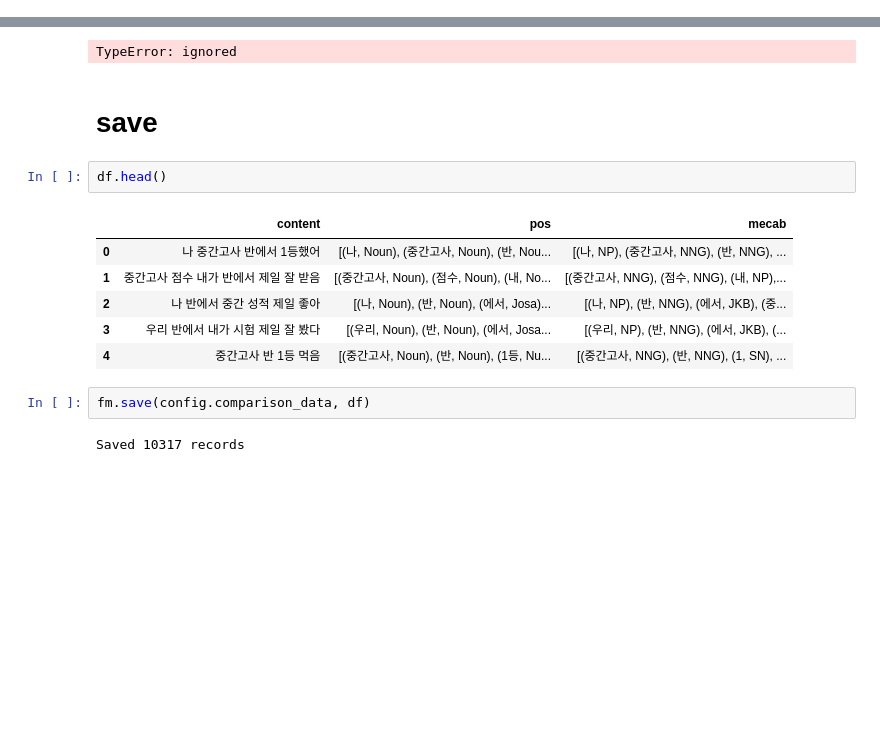
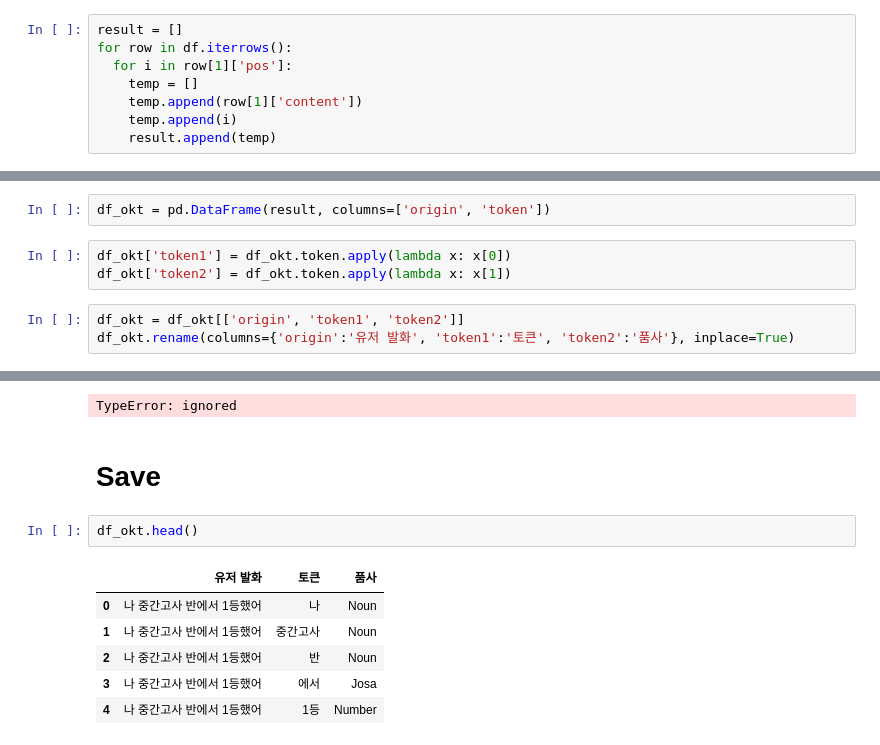
Before and after one commit to textnetkr/MemeProject, a Jupyter notebook: src/comparison/comparison.ipynb, the cells around one changed output, grey strips where cells are left out. Saved outputs shown, nothing was run; the diff lists cells and outputs as text; blank space fills up the shorter version.

Commit message:
okt, mecab 비교

```diff
--- a/src/comparison/comparison.ipynb
+++ b/src/comparison/comparison.ipynb
@@ -62,0 +139,8 @@ df['pos'] = df.content.swifter.apply(lambda x: okt.pos(str(x)))
+# %%
+result = []
+for row in df.iterrows():
+  for i in row[1]['pos']:
+    temp = []
+    temp.append(row[1]['content'])
+    temp.append(i)
+    result.append(temp)
@@ -62,0 +160,8 @@ df['pos'] = df.content.swifter.apply(lambda x: okt.pos(str(x)))
+# %%
+df_okt = pd.DataFrame(result, columns=['origin', 'token'])
+# %%
+df_okt['token1'] = df_okt.token.apply(lambda x: x[0])
+df_okt['token2'] = df_okt.token.apply(lambda x: x[1])
+# %%
+df_okt = df_okt[['origin', 'token1', 'token2']]
+df_okt.rename(columns={'origin':'유저 발화', 'token1':'토큰', 'token2':'품사'}, inplace=True)
@@ -88,17 +250,13 @@ df['pecab'] = df.content.swifter.apply(lambda x: p.pos(str(x)))
 # %% [output]
 TypeError: ignored
 # %% [markdown]
-# save
+# Save
 # %%
-df.head()
+df_okt.head()
 # %% [output]
-|  | content | pos | mecab |
-| 0 | 나 중간고사 반에서 1등했어 | [(나, Noun), (중간고사, Noun), (반, Nou... | [(나, NP), (중간고사, NNG), (반, NNG), ... |
-| 1 | 중간고사 점수 내가 반에서 제일 잘 받음 | [(중간고사, Noun), (점수, Noun), (내, No... | [(중간고사, NNG), (점수, NNG), (내, NP),... |
-| 2 | 나 반에서 중간 성적 제일 좋아 | [(나, Noun), (반, Noun), (에서, Josa)... | [(나, NP), (반, NNG), (에서, JKB), (중... |
-| 3 | 우리 반에서 내가 시험 제일 잘 봤다 | [(우리, Noun), (반, Noun), (에서, Josa... | [(우리, NP), (반, NNG), (에서, JKB), (... |
-| 4 | 중간고사 반 1등 먹음 | [(중간고사, Noun), (반, Noun), (1등, Nu... | [(중간고사, NNG), (반, NNG), (1, SN), ... |
+|  | 유저 발화 | 토큰 | 품사 |
+| 0 | 나 중간고사 반에서 1등했어 | 나 | Noun |
+| 1 | 나 중간고사 반에서 1등했어 | 중간고사 | Noun |
+| 2 | 나 중간고사 반에서 1등했어 | 반 | Noun |
+| 3 | 나 중간고사 반에서 1등했어 | 에서 | Josa |
+| 4 | 나 중간고사 반에서 1등했어 | 1등 | Number |
-# %%
-fm.save(config.comparison_data, df)
-# %% [output]
-Saved 10317 records
```
Also changed, not shown: parts of 26 cells of this notebook.
